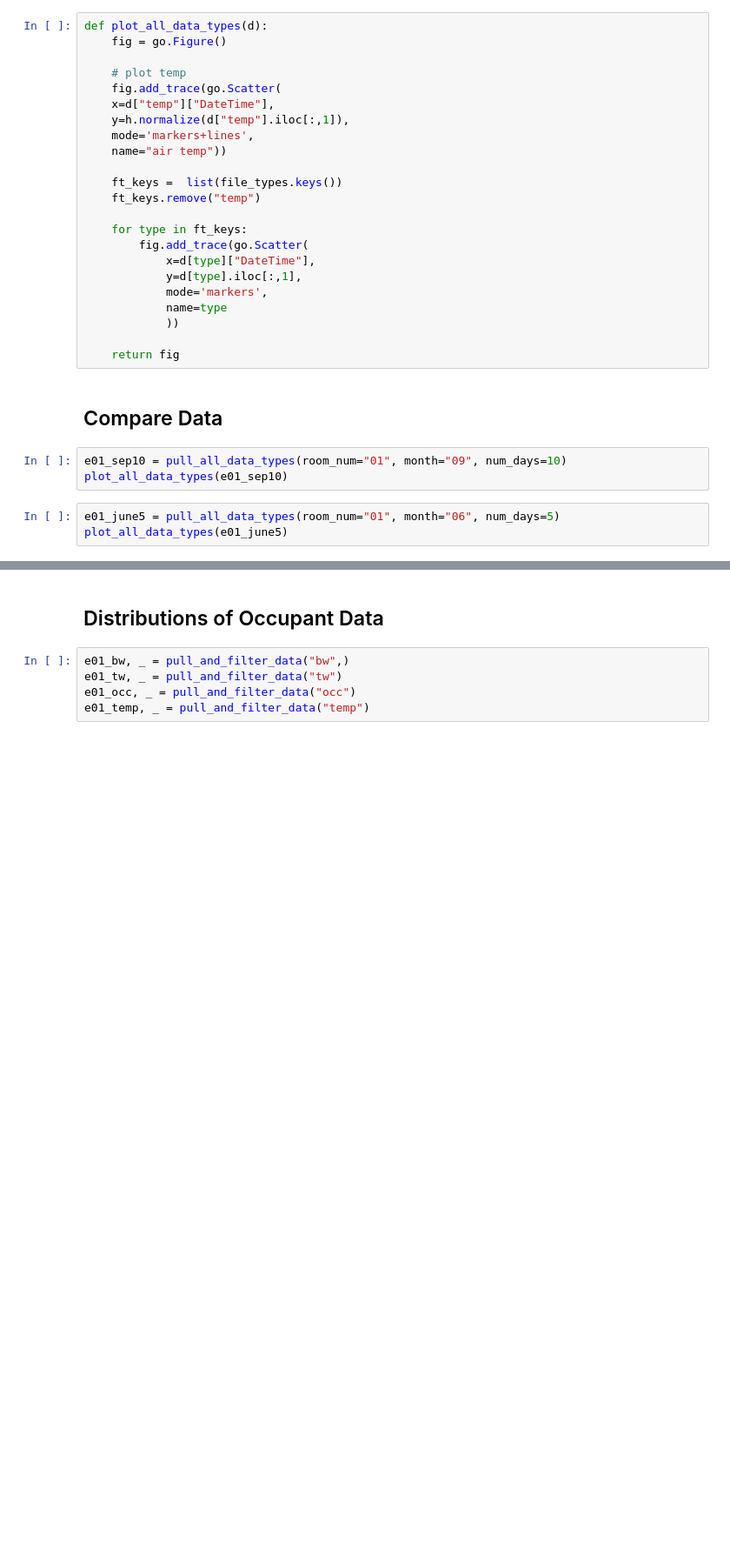
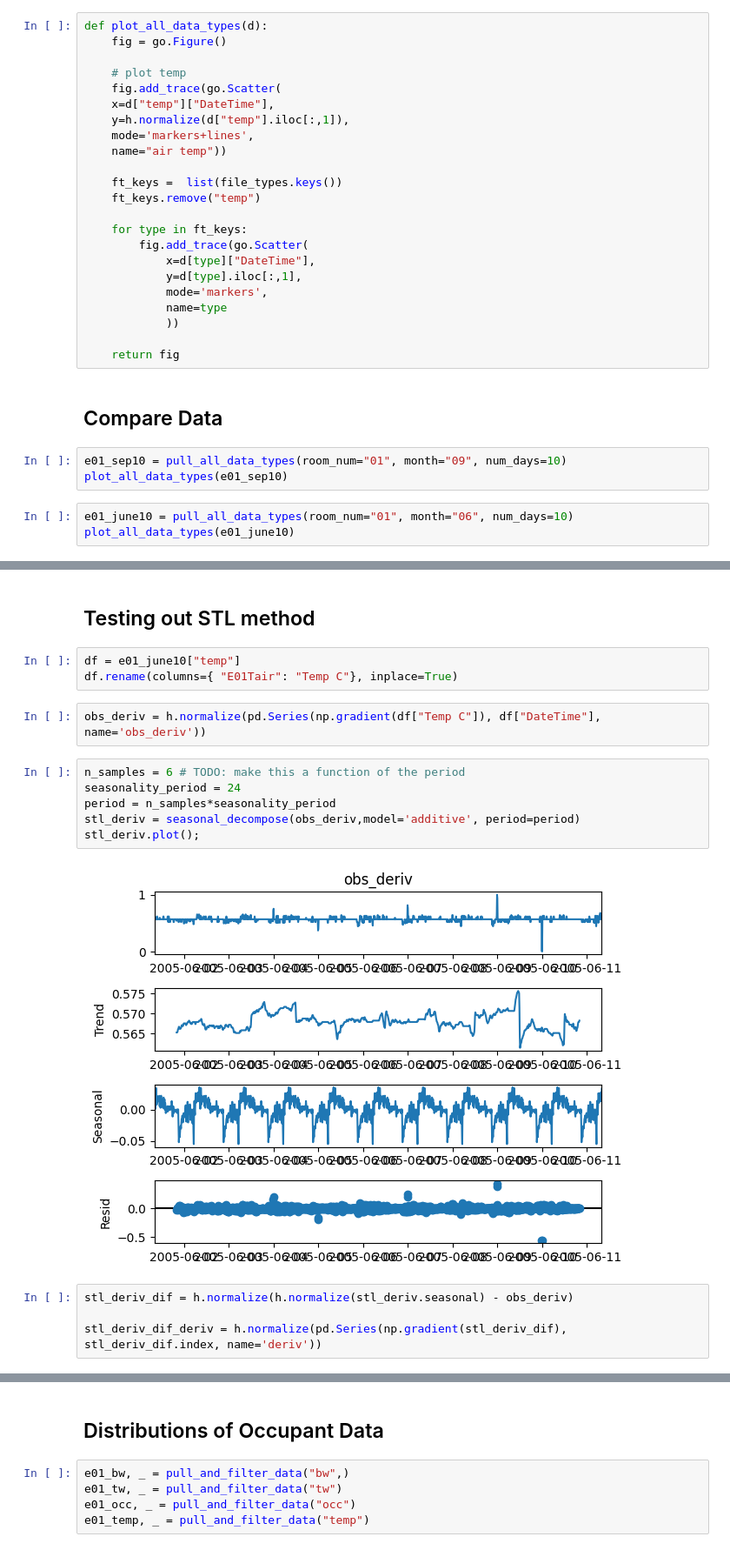
Before and after one commit to juliet29/windows, a Jupyter notebook: analysis/notebooks/230501_schweiker_data.ipynb, the cells around one changed output, grey strips where cells are left out. Shown at 87% size. Saved outputs shown, nothing was run; the diff lists cells and outputs as text; blank space fills up the shorter version.

```diff
--- a/analysis/notebooks/230501_schweiker_data.ipynb
+++ b/analysis/notebooks/230501_schweiker_data.ipynb
@@ -69,5 +73,5 @@ def plot_all_data_types(d):
 e01_sep10 = pull_all_data_types(room_num="01", month="09", num_days=10)
 plot_all_data_types(e01_sep10)
 # %%
-e01_june5 = pull_all_data_types(room_num="01", month="06", num_days=5)
-plot_all_data_types(e01_june5)
+e01_june10 = pull_all_data_types(room_num="01", month="06", num_days=10)
+plot_all_data_types(e01_june10)
@@ -73,0 +98,19 @@ plot_all_data_types(e01_june5)
+# %% [markdown]
+## Testing out STL method
+# %%
+df = e01_june10["temp"]
+df.rename(columns={ "E01Tair": "Temp C"}, inplace=True)
+# %%
+obs_deriv = h.normalize(pd.Series(np.gradient(df["Temp C"]), df["DateTime"], name='obs_deriv'))
+# %%
+n_samples = 6 # TODO: make this a function of the period
+seasonality_period = 24
+period = n_samples*seasonality_period
+stl_deriv = seasonal_decompose(obs_deriv,model='additive', period=period)
+stl_deriv.plot();
+# %% [output]
+[figure, added]
+# %%
+stl_deriv_dif = h.normalize(h.normalize(stl_deriv.seasonal) - obs_deriv)
+
+stl_deriv_dif_deriv = h.normalize(pd.Series(np.gradient(stl_deriv_dif), stl_deriv_dif.index, name='deriv'))
```
Also changed, not shown: parts of 5 cells of this notebook, 7 other files.
